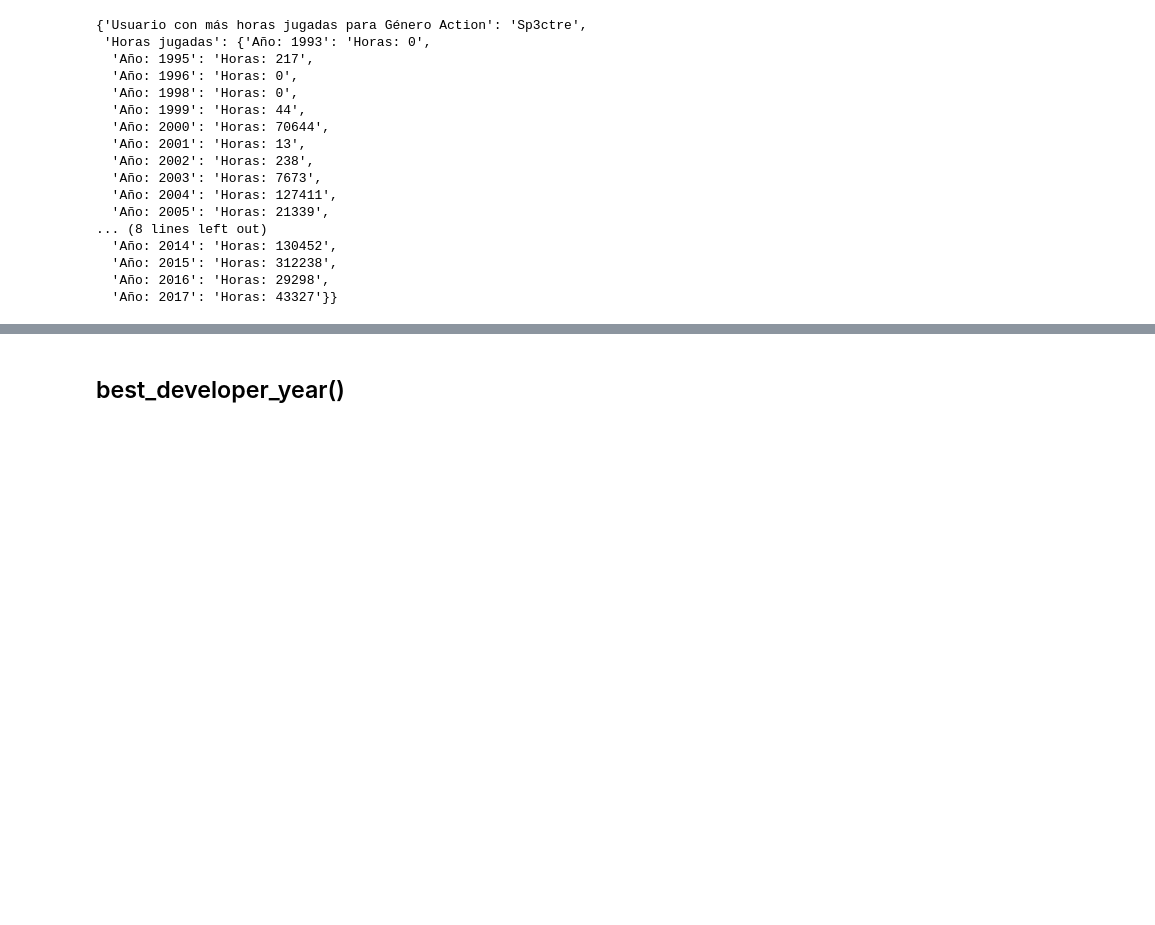
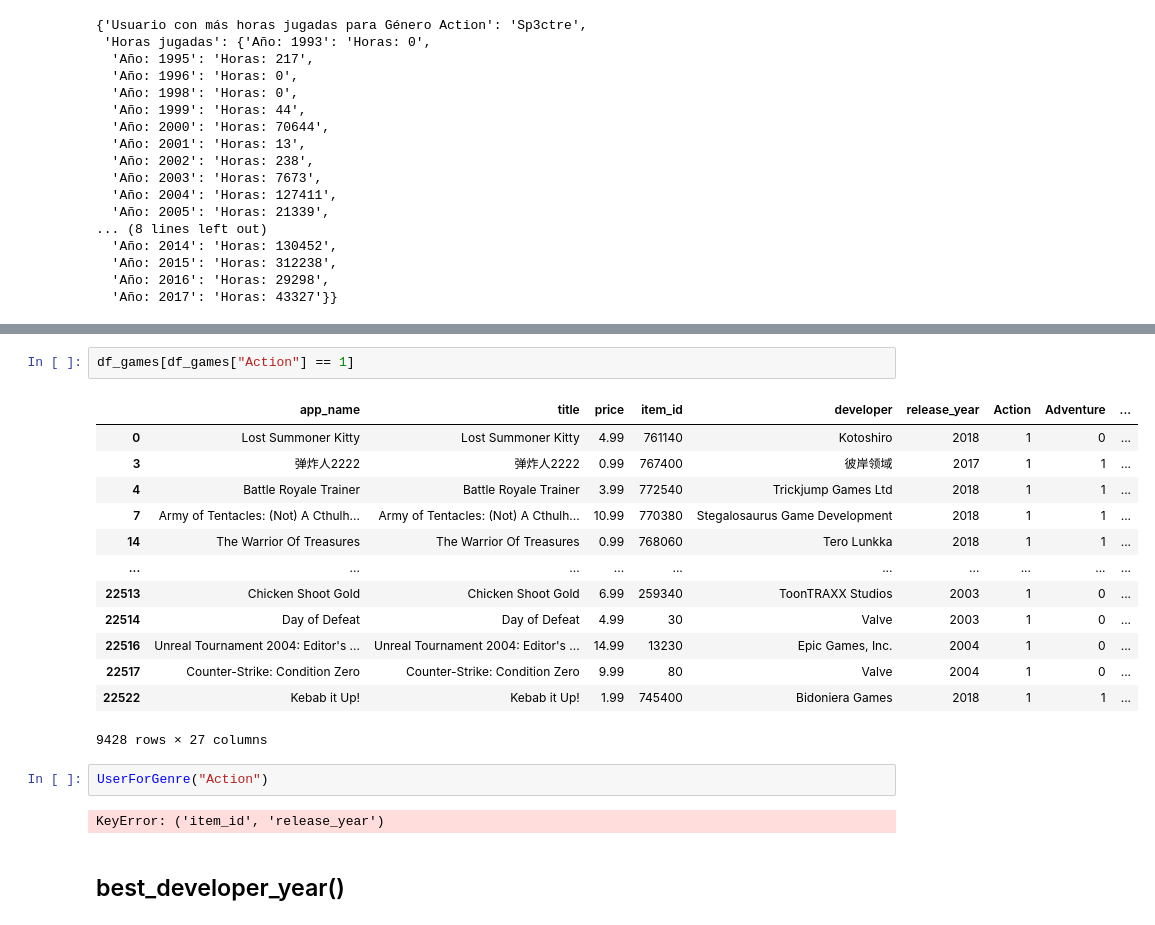
Before and after one commit to javierdichiachio/MLOps_Steam, a Jupyter notebook: Funciones.ipynb, the cells around one changed output, grey strips where cells are left out. Drawn from its saved outputs; the diff is of its cells as text; blank space fills up the shorter version.

```diff
--- a/Funciones.ipynb
+++ b/Funciones.ipynb
@@ -250,3 +290,23 @@ UserForGenre("Action")
+# %%
+df_games[df_games["Action"] == 1]
+# %% [output]
+|  | app_name | title | price | item_id | developer | release_year | Action | Adventure | ... |
+| 0 | Lost Summoner Kitty | Lost Summoner Kitty | 4.99 | 761140 | Kotoshiro | 2018 | 1 | 0 | ... |
+| 3 | 弹炸人2222 | 弹炸人2222 | 0.99 | 767400 | 彼岸领域 | 2017 | 1 | 1 | ... |
+| 4 | Battle Royale Trainer | Battle Royale Trainer | 3.99 | 772540 | Trickjump Games Ltd | 2018 | 1 | 1 | ... |
+| 7 | Army of Tentacles: (Not) A Cthulh... | Army of Tentacles: (Not) A Cthulh... | 10.99 | 770380 | Stegalosaurus Game Development | 2018 | 1 | 1 | ... |
+| 14 | The Warrior Of Treasures | The Warrior Of Treasures | 0.99 | 768060 | Tero Lunkka | 2018 | 1 | 1 | ... |
+| ... | ... | ... | ... | ... | ... | ... | ... | ... | ... |
+| 22513 | Chicken Shoot Gold | Chicken Shoot Gold | 6.99 | 259340 | ToonTRAXX Studios | 2003 | 1 | 0 | ... |
+| 22514 | Day of Defeat | Day of Defeat | 4.99 | 30 | Valve | 2003 | 1 | 0 | ... |
+| 22516 | Unreal Tournament 2004: Editor's ... | Unreal Tournament 2004: Editor's ... | 14.99 | 13230 | Epic Games, Inc. | 2004 | 1 | 0 | ... |
+| 22517 | Counter-Strike: Condition Zero | Counter-Strike: Condition Zero | 9.99 | 80 | Valve | 2004 | 1 | 0 | ... |
+| 22522 | Kebab it Up! | Kebab it Up! | 1.99 | 745400 | Bidoniera Games | 2018 | 1 | 1 | ... |
+9428 rows × 27 columns
+# %%
+UserForGenre("Action")
+# %% [output]
+KeyError: ('item_id', 'release_year')
 # %% [markdown]
 ## best_developer_year()
 # %%
```
Also changed, not shown: parts of 1 cell of this notebook, 1 other file.
